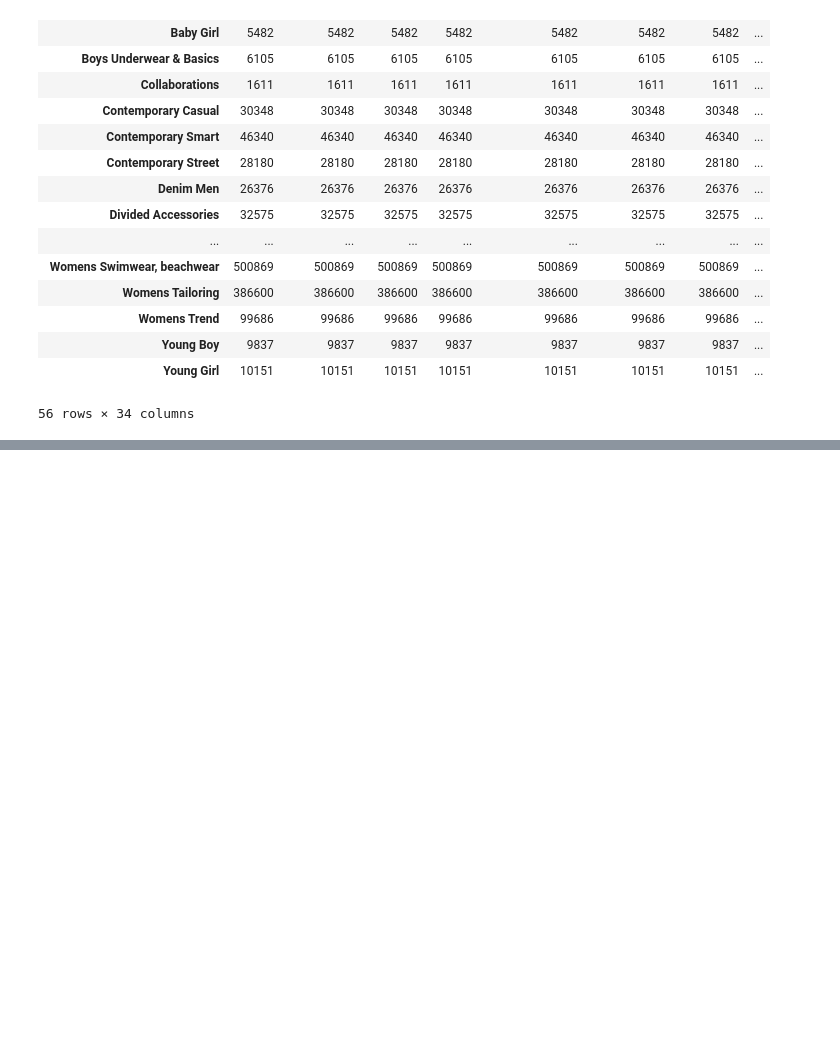
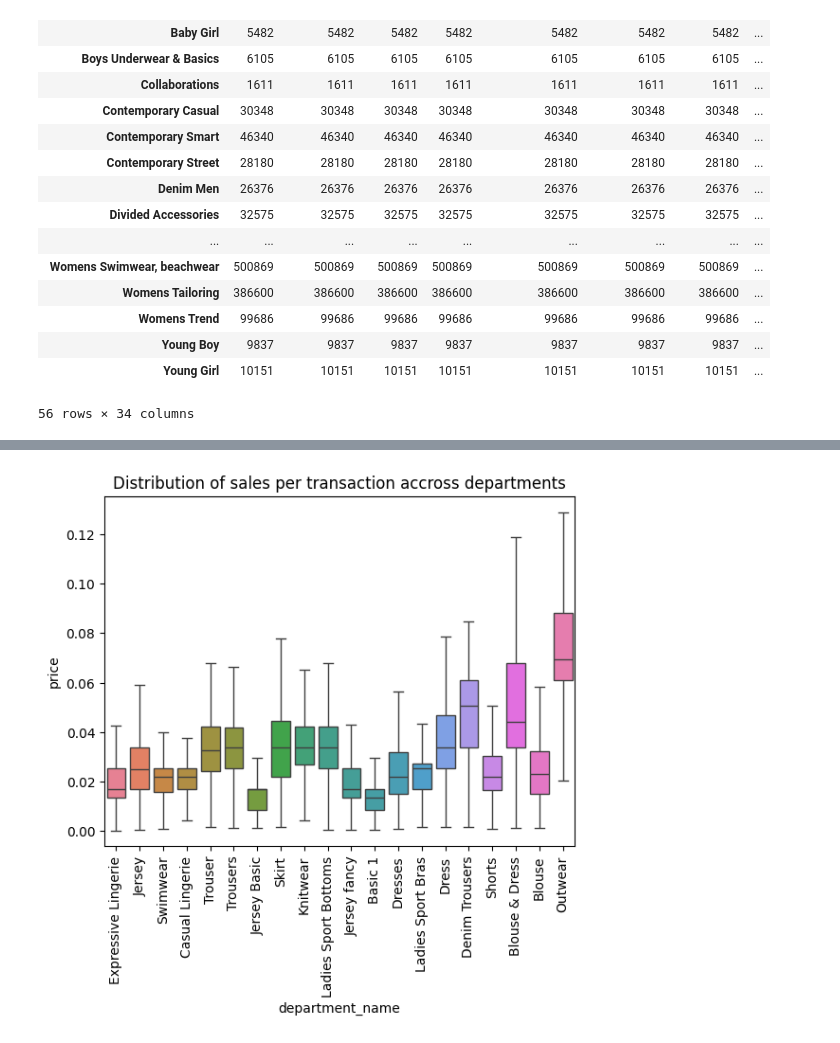
Before and after one commit to thousandoaks/Maths4DS-I, a Jupyter notebook: notebooks/RetailLab_ContinuousDistributions.ipynb, the cells around one changed output, grey strips where cells are left out. Cells and saved outputs as stored; diff of their text form; code cells hidden in the pictures; blank space fills up the shorter version.

```diff
--- a/notebooks/RetailLab_ContinuousDistributions.ipynb
+++ b/notebooks/RetailLab_ContinuousDistributions.ipynb
@@ -408,0 +296,11 @@ Name: price, dtype: float64
+# %%
+### due to performance reasons we consider only the top 20 departments for the following visualization
+Top20Departments=TransactionsAndArticlesAndCustomersGroupbyDepartment.head(20).index
+
+Top20DepartmentFilter=TransactionsAndArticles['department_name'].isin(Top20Departments)
+# %%
+g=sns.boxplot(data=TransactionsAndArticles[Top20DepartmentFilter],x='department_name',y='price',showfliers=False,palette='husl')
+g.set_title('Distribution of sales per transaction accross departments');
+g.set_xticklabels(g.get_xticklabels(), rotation=90);
+# %% [output]
+[figure, added]
```
Also changed, not shown: parts of 50 cells of this notebook.
